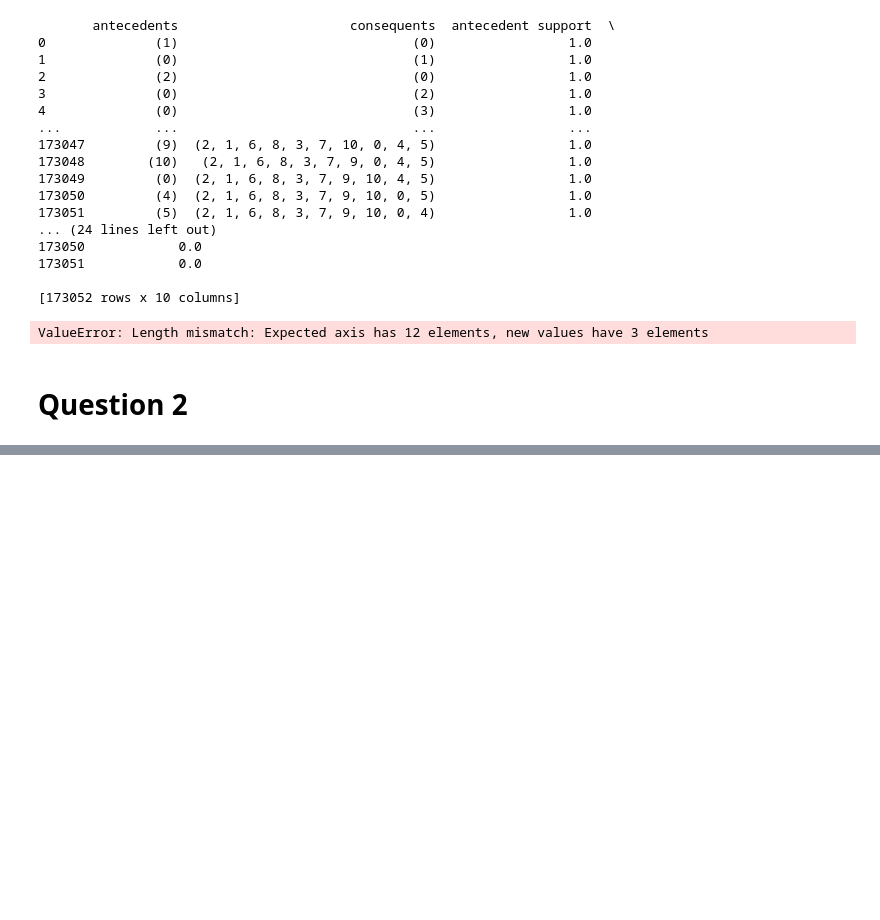
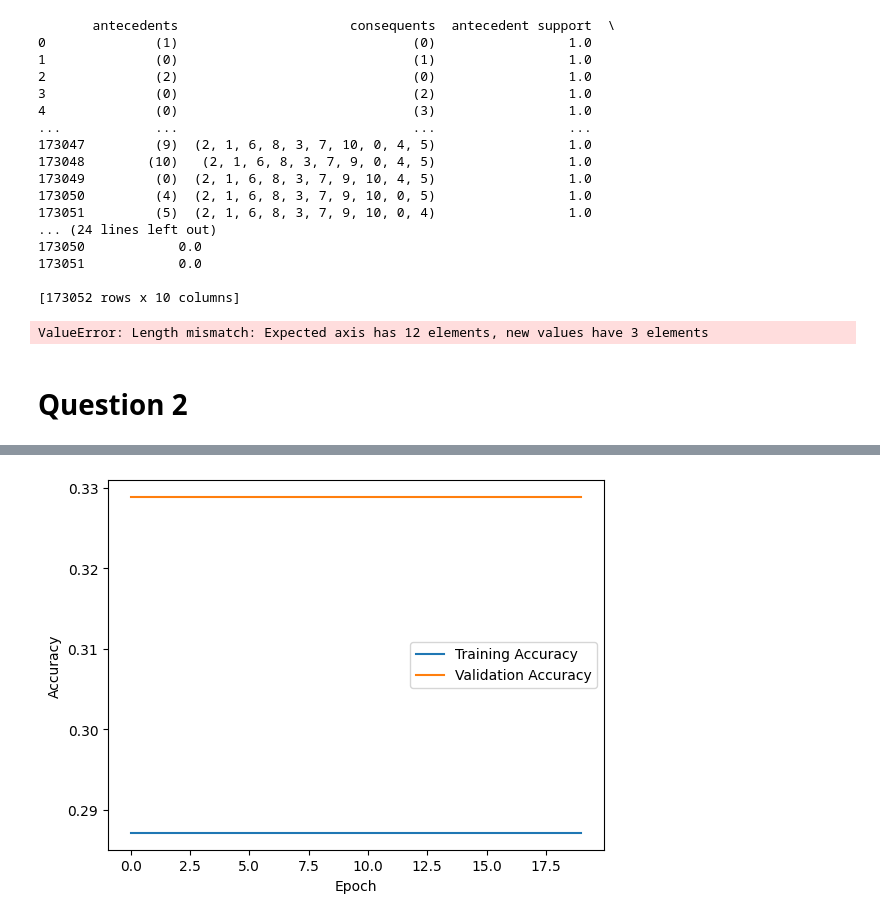
Before and after one commit to yagnaVNK/Data-Mining-1, a Jupyter notebook: Assignment3/Assignment3.ipynb, the cells around one changed output, grey strips where cells are left out. Saved outputs shown, nothing was run; the diff lists cells and outputs as text; code cells hidden in the pictures; blank space fills up the shorter version.

```diff
--- a/Assignment3/Assignment3.ipynb
+++ b/Assignment3/Assignment3.ipynb
@@ -418,0 +303,6 @@ Epoch 10/10, Training Loss: 1.5437, Training Accuracy: 20.53%, Validation Loss:
+# %%
+# Train the model
+
+model_kernel_7 .to(device)
+train_model(model_kernel_7, train_loader, val_loader, criterion, optimizer, device, num_epochs=20)
+# %% [output]
@@ -418,0 +329 @@ Epoch 10/10, Training Loss: 1.5437, Training Accuracy: 20.53%, Validation Loss:
+[figure, added]
```
Also changed, not shown: parts of 12 cells of this notebook.
